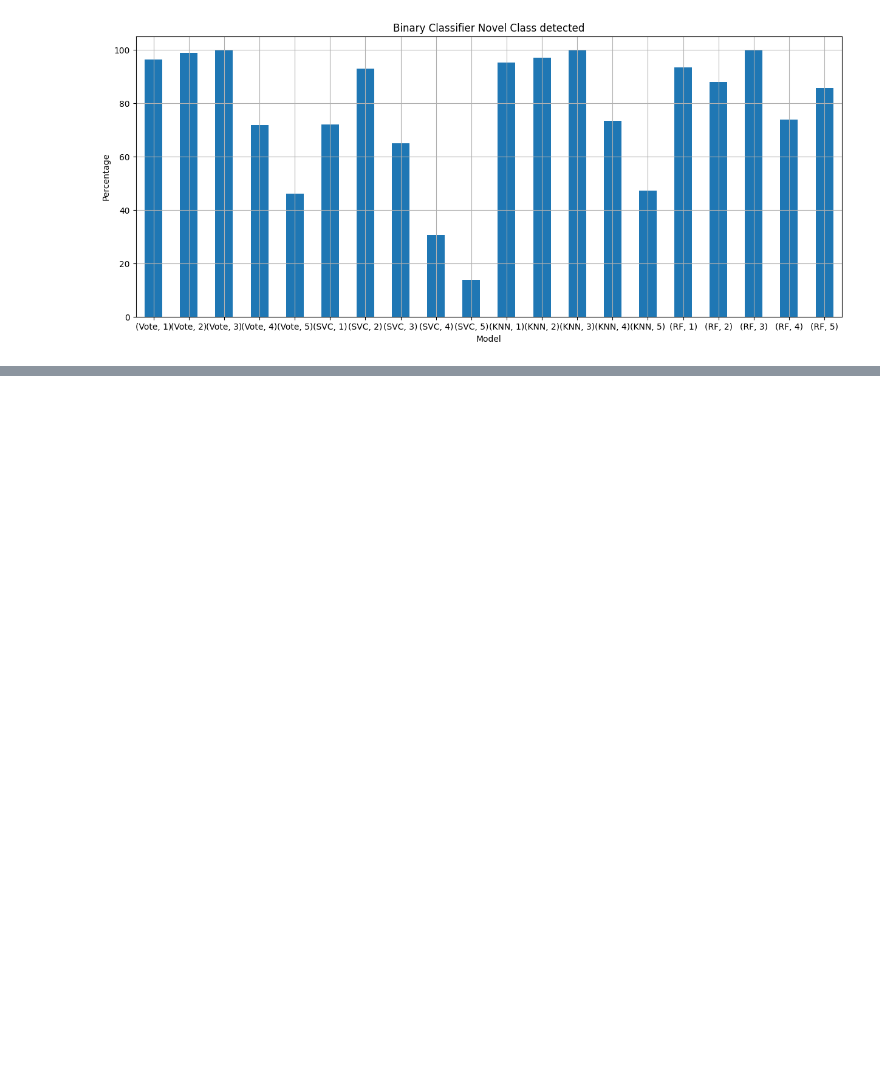
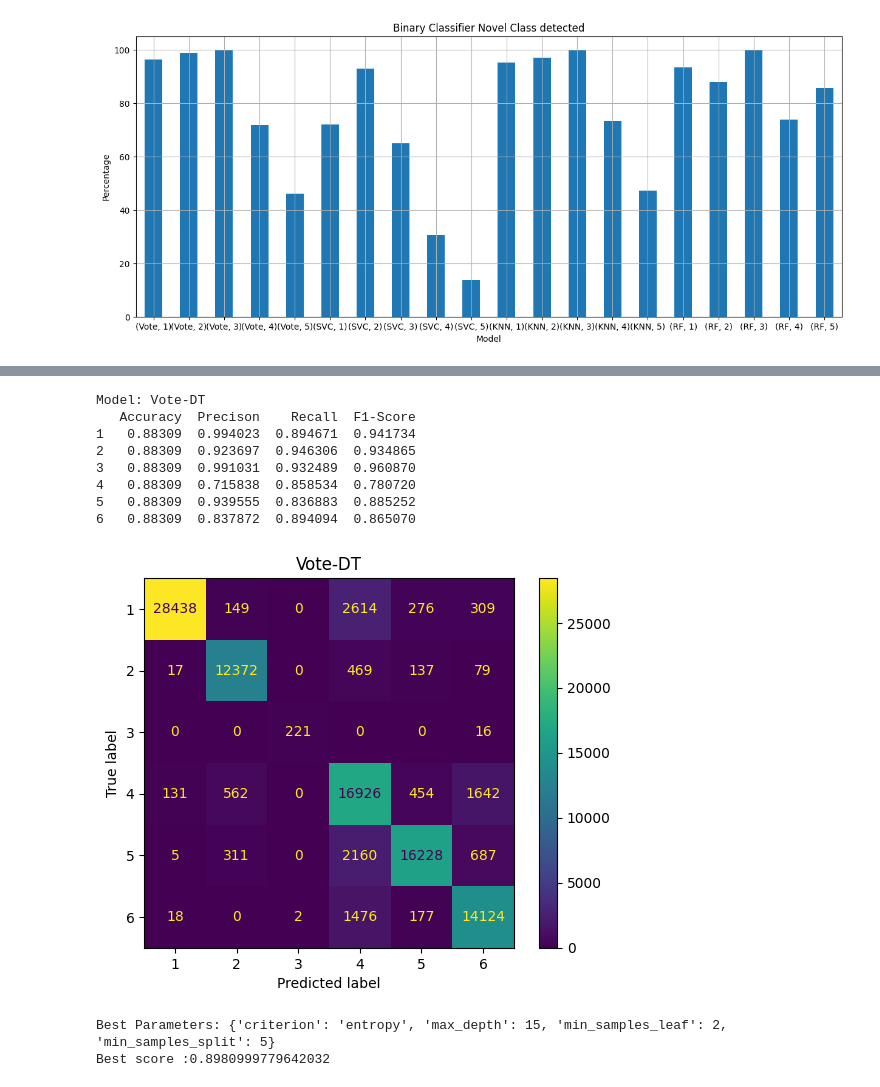
Before and after one commit to Harish-Projects/Bachelorarbeit, a Jupyter notebook: Source/Pipelines.ipynb, the cells around one changed output, grey strips where cells are left out. Saved outputs shown, nothing was run; the diff lists cells and outputs as text; code cells hidden in the pictures; blank space fills up the shorter version.

```diff
--- a/Source/Pipelines.ipynb
+++ b/Source/Pipelines.ipynb
@@ -890,0 +946,53 @@ Results_Binaryclassifier_Novel['Percentage of True Positives from Novel Class'].
+# %%
+Vote_clf_dt = VotingClassifier(estimators=[('SVC', Pipeline_SVC), ('KNN', Pipeline_KNN), ('DT', Pipeline_DT), ('LinearSVC', Pipeline_LinSVC)], voting='soft')
+Vote_clf_dt.fit(X_train, Y_train)
+
+# Testing
+Y_pred = Vote_clf_dt.predict(X_test)
+
+print(f"Model: {'Vote-DT'}")
+print(evaluate_clf(Vote_clf_dt, 'Vote-DT', Y_test, Y_pred))
+# %% [output]
+Model: Vote-DT
+   Accuracy  Precison    Recall  F1-Score
+1   0.88309  0.994023  0.894671  0.941734
+2   0.88309  0.923697  0.946306  0.934865
+3   0.88309  0.991031  0.932489  0.960870
+4   0.88309  0.715838  0.858534  0.780720
+5   0.88309  0.939555  0.836883  0.885252
+6   0.88309  0.837872  0.894094  0.865070
+[figure, added]
+# %%
+from sklearn.model_selection import GridSearchCV
+
+Data_rob_tar = transformer_rob_tar.fit_transform(Data, Attack_type) # Robust scaling and Target encoding
+X_val, _, Y_val, _ = train_test_split(Data_rob_tar, Attack_type, train_size=10000, random_state=22, stratify= Attack_type)
+
+# Define the parameter grid
+param_grid = {
+    'criterion': ['gini', 'entropy'],
+    'max_depth': [None, 5, 10, 15, 20],
+    'min_samples_split': [2, 5, 10],
+    'min_samples_leaf': [1, 2, 4]
+}
+
+# Create a Decision Tree Classifier
+tree_clf = DecisionTreeClassifier(random_state=22)
+
+# Create a GridSearchCV object
+grid_search = GridSearchCV(estimator=tree_clf, param_grid=param_grid,
+                          cv=3, scoring='accuracy')
+
+# Fit the GridSearchCV object to your training data
+grid_search.fit(X_val, Y_val)
+
+# Get the best parameters
+best_params = grid_search.best_params_
+print("Best Parameters:", best_params)
+print(f"Best score :{grid_search.best_score_}")
+
+# Get the best model
+best_model = grid_search.best_estimator_
+# %% [output]
+Best Parameters: {'criterion': 'entropy', 'max_depth': 15, 'min_samples_leaf': 2, 'min_samples_split': 5}
+Best score :0.8980999779642032
```
Also changed, not shown: parts of 5 cells of this notebook, 2 other files.
